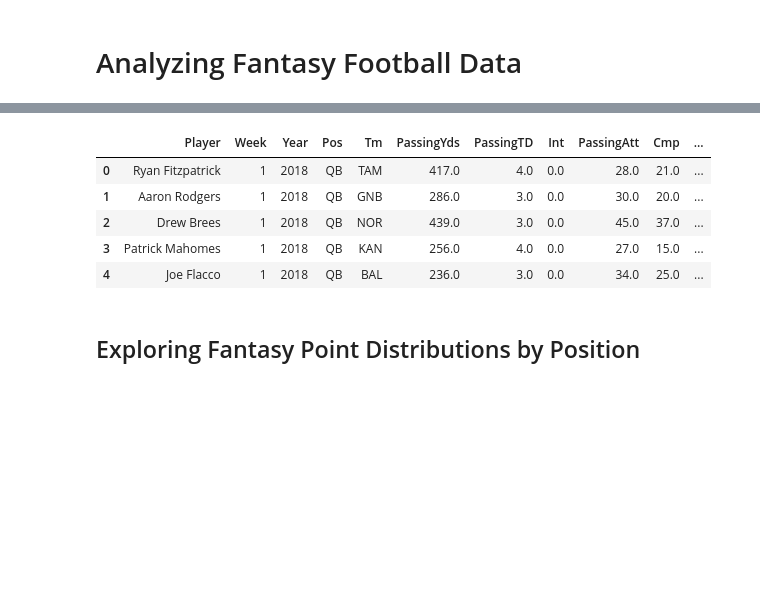
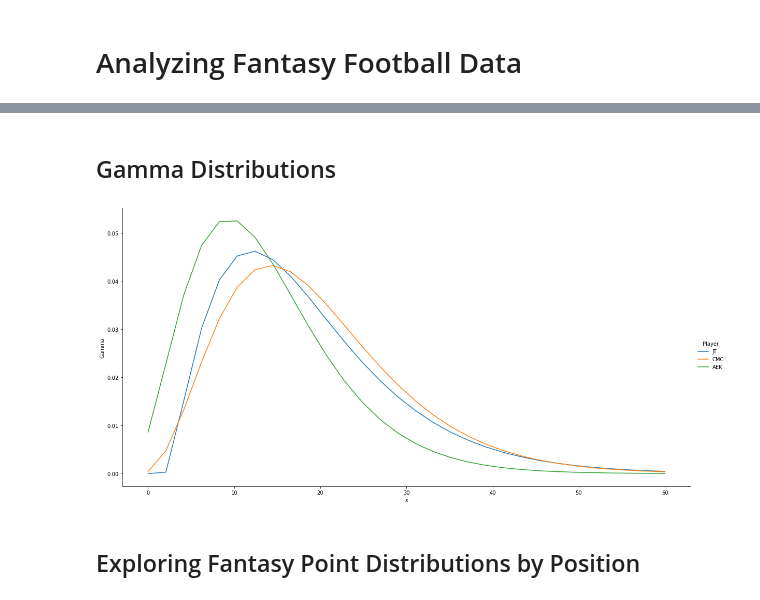
Before and after one commit to jacobresnikoff/fantasy-football, a Jupyter notebook: python/fantasy.ipynb, the cells around one changed output, grey strips where cells are left out. Cells and saved outputs as stored; diff of their text form; code cells hidden in the pictures; blank space fills up the shorter version.

Commit message:
fixed with reset?

```diff
--- a/python/fantasy.ipynb
+++ b/python/fantasy.ipynb
@@ -13,27 +107,0 @@ from scipy.stats import norm
-# %%
-# instantiate players dataframe
-players = pd.DataFrame()
-
-# read in weekly player data
-base_path = 'https://raw.githubusercontent.com/fantasydatapros/data/master/weekly/'
-for year in range(2018, 2021):
-   year_path = base_path + str(year) + '/'
-   for week in range(1, 18):
-      week_path = year_path + 'week' + str(week) + '.csv'
-      temp = pd.read_csv(week_path)
-      temp.insert(1, 'Week', week)
-      temp.insert(2, 'Year', year)
-      players = pd.concat([players, temp], ignore_index=True)
-
-# drop irrelevant columns
-players.drop(columns=['PPRFantasyPoints', 'StandardFantasyPoints', 'Unnamed: 0'], inplace=True)
-
-# view first few rows
-players.head()
-# %% [output]
-|  | Player | Week | Year | Pos | Tm | PassingYds | PassingTD | Int | PassingAtt | Cmp | ... |
-| 0 | Ryan Fitzpatrick | 1 | 2018 | QB | TAM | 417.0 | 4.0 | 0.0 | 28.0 | 21.0 | ... |
-| 1 | Aaron Rodgers | 1 | 2018 | QB | GNB | 286.0 | 3.0 | 0.0 | 30.0 | 20.0 | ... |
-| 2 | Drew Brees | 1 | 2018 | QB | NOR | 439.0 | 3.0 | 0.0 | 45.0 | 37.0 | ... |
-| 3 | Patrick Mahomes | 1 | 2018 | QB | KAN | 256.0 | 4.0 | 0.0 | 27.0 | 15.0 | ... |
-| 4 | Joe Flacco | 1 | 2018 | QB | BAL | 236.0 | 3.0 | 0.0 | 34.0 | 25.0 | ... |
@@ -40,3 +110,24 @@ players.head()
+# %% [markdown]
+## Gamma Distributions
+# %%
+jt = offense.query("Player == 'Jonathan Taylor'").reset_index(drop=True).loc[:,'HalfPPRFantasyPoints']
+cmc = offense.query("Player == 'Christian McCaffrey'").reset_index(drop=True).loc[:,'HalfPPRFantasyPoints']
+aek = offense.query("Player == 'Austin Ekeler'").reset_index(drop=True).loc[:,'HalfPPRFantasyPoints']
+
+shape_jt, loc_jt, scale_jt = gamma.fit(jt)
+shape_cmc, loc_cmc, scale_cmc = gamma.fit(cmc)
+shape_aek, loc_aek, scale_aek = gamma.fit(aek)
+# %%
+x = np.linspace(0,60,30)
+y_jt = gamma.pdf(x, a=shape_jt, loc=loc_jt, scale=scale_jt)
+y_cmc = gamma.pdf(x, a=shape_cmc, loc=loc_cmc, scale=scale_cmc)
+y_aek = gamma.pdf(x, a=shape_aek, loc=loc_aek, scale=scale_aek)
+
+player_dist = pd.DataFrame({'x':x,'JT':y_jt,'CMC':y_cmc,'AEK':y_aek}).melt(id_vars=['x'], var_name='Player', value_name='Gamma')
+# %%
+ax = sns.relplot(data=player_dist, x='x', y='Gamma', hue='Player', kind='line',height=8, aspect=2)
+# %% [output]
+[figure, added]
 # %% [markdown]
 ## Exploring Fantasy Point Distributions by Position
 # %% [markdown]
```
Also changed, not shown: parts of 15 cells of this notebook, 16 other files.
